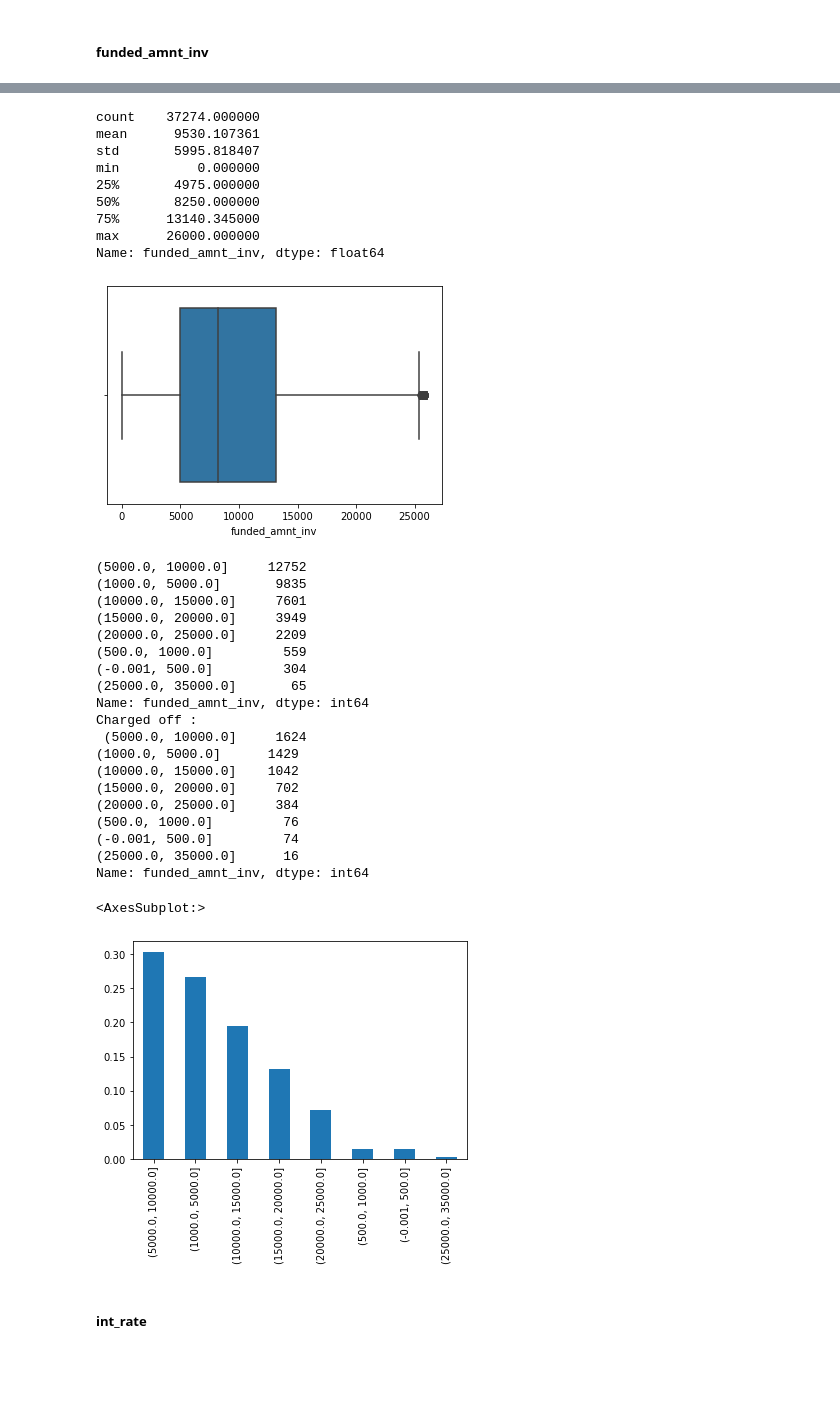
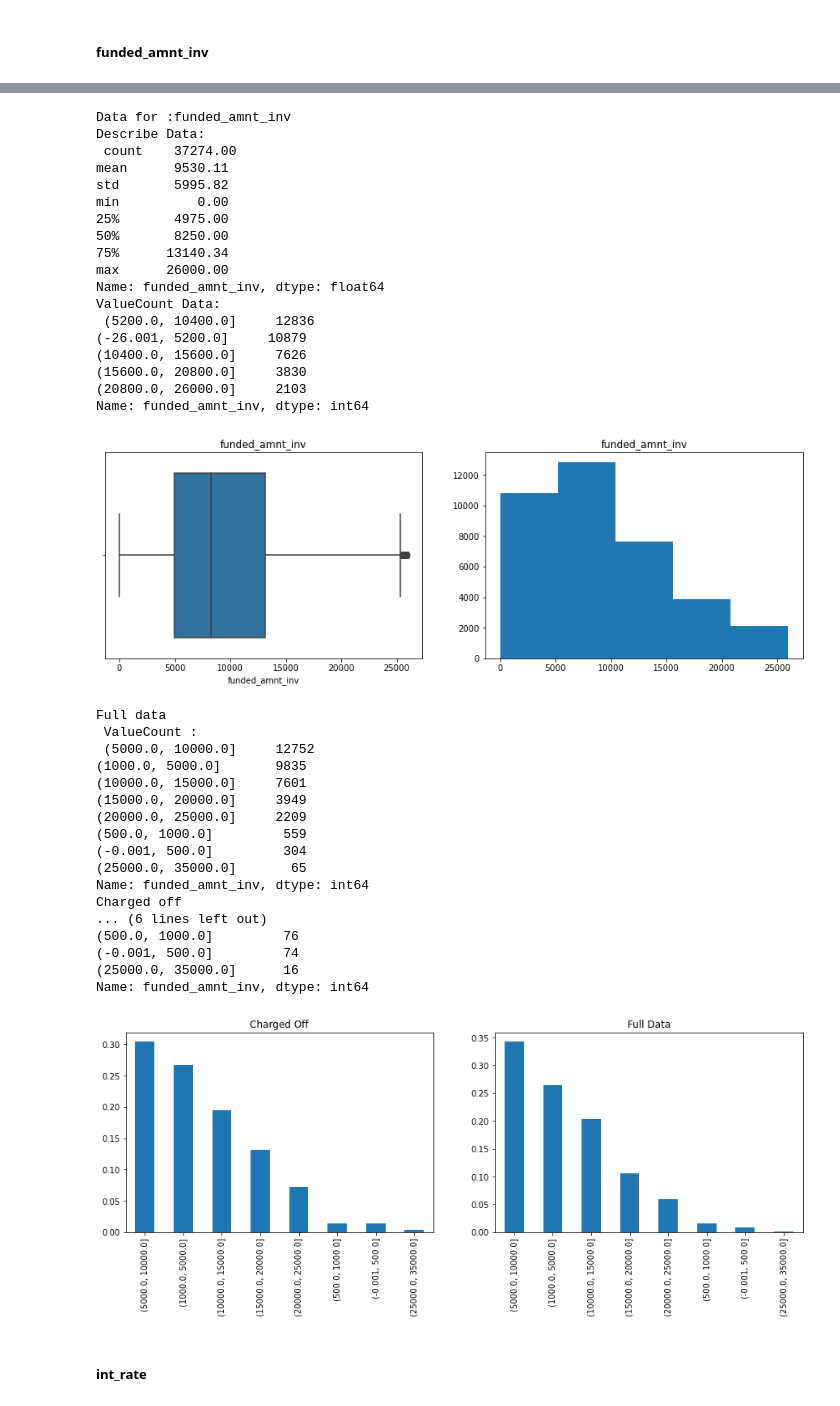
Before and after one commit to tamalkarm/LendingClubCaseStudy, a Jupyter notebook: tamal_karmakar.ipynb, the cells around one changed output, grey strips where cells are left out. Saved outputs shown, nothing was run; the diff lists cells and outputs as text; code cells hidden in the pictures; blank space fills up the shorter version.

```diff
--- a/tamal_karmakar.ipynb
+++ b/tamal_karmakar.ipynb
@@ -21,6 +12,6 @@ To identify the risky loan we need to analyze only the data which is only relate
 # %%
 import pandas as pd
-loandataframe=pd.read_csv(r'E:\Upgrad\CaseStudy\LendingClub\loan\loan.csv')
+loandataframe=pd.read_csv(r'loan.csv')
 # %% [markdown]
 #### 2.Check the basic table and its contents
 #### 3.Browse the data
@@ -402,2 +408,15 @@ warnings.filterwarnings('ignore')
+# %%
+def dataAnalysis(dataframe,columname,bin=5):
+    print("Full data \n ValueCount :\n",dataframe[columname].value_counts(bins=bin).round(2))
+    print("Charged off \n ValueCount \n",dataframe[loandataframe.loan_status=='Charged Off'][columname].value_counts(bins=bin).round(2))
+    plt.figure(figsize=(15,10))
+    plt.subplot(221)
+    loandataframe[loandataframe.loan_status=='Charged Off'][columname].value_counts(bins=bin,normalize=True).plot(kind='bar')
+    plt.title('Charged Off')
+    plt.subplot(222)
+    loandataframe[columname].value_counts(bins=bin, normalize=True).plot(kind='bar')
+    plt.title('Full Data')
+    plt.show()
+# this function will generate data related to specific attribute and creat bar graphs
 # %% [markdown]
 ##### loan_amt
@@ -518,47 +531,50 @@ if len(outlierindex[0][0])>0:
 if len(outlierindex[1][0])>0:
     loandataframe.drop(outlierindex[1][0],inplace=True)
 # %%
-print(loandataframe.funded_amnt_inv.describe())
-sns.boxplot(loandataframe.funded_amnt_inv)
-plt.show()
+dataOverview(loandataframe,'funded_amnt_inv')
+# Verify if the outlier is removed
 # %% [output]
-count    37274.000000
-mean      9530.107361
-std       5995.818407
-min          0.000000
-25%       4975.000000
-50%       8250.000000
-75%      13140.345000
-max      26000.000000
+Data for :funded_amnt_inv
+Describe Data:
+ count    37274.00
+mean      9530.11
+std       5995.82
+min          0.00
+25%       4975.00
+50%       8250.00
+75%      13140.34
+max      26000.00
 Name: funded_amnt_inv, dtype: float64
+ValueCount Data:
+ (5200.0, 10400.0]     12836
+(-26.001, 5200.0]     10879
+(10400.0, 15600.0]     7626
+(15600.0, 20800.0]     3830
+(20800.0, 26000.0]     2103
+Name: funded_amnt_inv, dtype: int64
-[figure, old version]
+[figure, new version]
 # %%
-print(loandataframe.funded_amnt_inv.value_counts(bins=[0,500,1000,5000,10000,15000,20000,25000,35000]))
-print("Charged off :\n",loandataframe[loandataframe.loan_status=='Charged Off'].funded_amnt_inv.value_counts(bins=[0,500,1000,5000,10000,15000,20000,25000,35000]))
-loandataframe[loandataframe.loan_status=='Charged Off'].funded_amnt_inv.value_counts(bins=[0,500,1000,5000,10000,15000,20000,25000,35000],normalize=True).plot(kind='bar')
+dataAnalysis(loandataframe,'funded_amnt_inv',[0,500,1000,5000,10000,15000,20000,25000,35000])
 # Charged off loan also happens for loan amount which is mostly in demand 1000,5000 -10000
 # %% [output]
-(5000.0, 10000.0]     12752
+Full data
+ ValueCount :
+ (5000.0, 10000.0]     12752
 (1000.0, 5000.0]       9835
 (10000.0, 15000.0]     7601
 (15000.0, 20000.0]     3949
 (20000.0, 25000.0]     2209
 (500.0, 1000.0]         559
 (-0.001, 500.0]         304
 (25000.0, 35000.0]       65
 Name: funded_amnt_inv, dtype: int64
-Charged off :
- (5000.0, 10000.0]     1624
-(1000.0, 5000.0]      1429
-(10000.0, 15000.0]    1042
-(15000.0, 20000.0]     702
-(20000.0, 25000.0]     384
+Charged off
+... (6 lines left out)
 (500.0, 1000.0]         76
 (-0.001, 500.0]         74
 (25000.0, 35000.0]      16
 Name: funded_amnt_inv, dtype: int64
-<AxesSubplot:>
-[figure, old version]
+[figure, new version]
 # %% [markdown]
 ##### int_rate
 # %%
```
Also changed, not shown: parts of 65 cells of this notebook, 1 other file.
